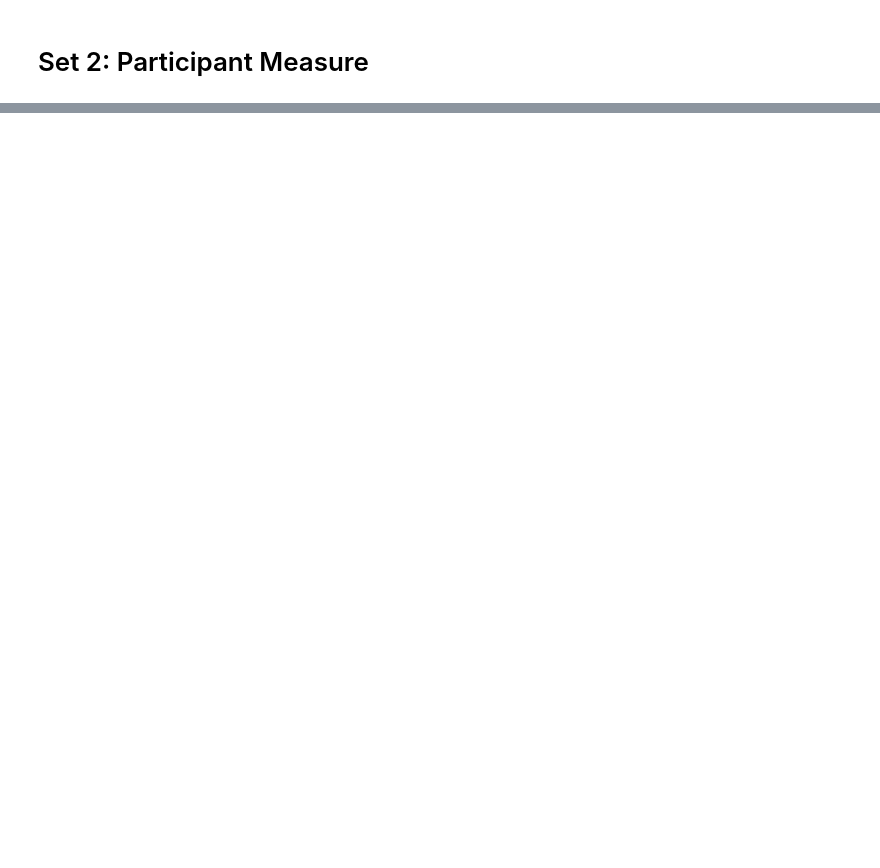
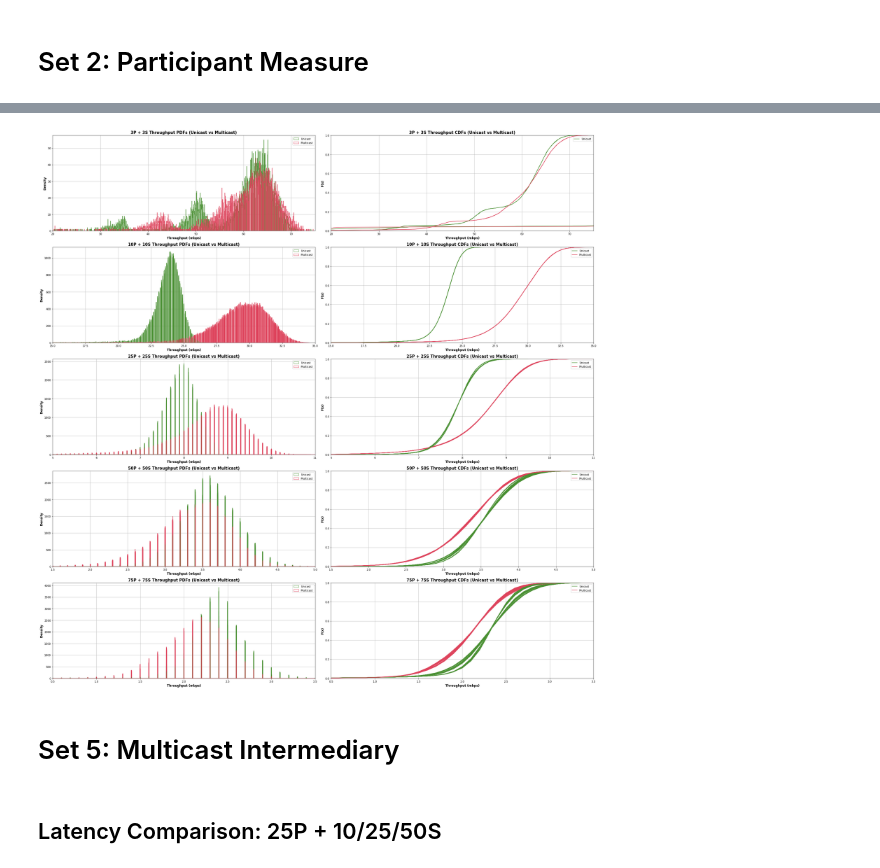
Before and after one commit to Blitz3r123/PATS-Data-Processing, a Jupyter notebook: 6 Hour Test Campaign Analysis.ipynb, the cells around one changed output, grey strips where cells are left out. Saved outputs shown, nothing was run; the diff lists cells and outputs as text; code cells hidden in the pictures; blank space fills up the shorter version.

```diff
--- a/6 Hour Test Campaign Analysis.ipynb
+++ b/6 Hour Test Campaign Analysis.ipynb
@@ -586,7 +726,7 @@ for col in s1udf:
     else:
         ulabel = ""
         mlabel = ""
-    plot_pdf(s1udf[col], axes[0, 0], greens[0], ulabel)
+    plot_hist(ulabel, s1udf[col], axes[0, 0], greens[0])
 for col in s1mdf:
     if "sub_0" in col:
         ulabel = "Unicast"
@@ -594,7 +734,7 @@ for col in s1mdf:
     else:
         ulabel = ""
         mlabel = ""
-    plot_pdf(s1mdf[col], axes[0, 0], reds[0], mlabel)
+    plot_hist(mlabel, s1mdf[col], axes[0, 0], reds[0])
 
 for col in v2u_tp_dfs["10p10s"]:
     if "sub_0" in col:
@@ -603,8 +743,8 @@ for col in v2u_tp_dfs["10p10s"]:
     else:
         ulabel = ""
         mlabel = ""
-    plot_pdf(v2u_tp_dfs["10p10s"][col], axes[1, 0], greens[0], ulabel)
-    plot_pdf(v2m_tp_dfs["10p10s"][col], axes[1, 0], reds[0], mlabel)
+    plot_hist(ulabel, v2u_tp_dfs["10p10s"][col], axes[1, 0], greens[0])
+    plot_hist(mlabel, v2m_tp_dfs["10p10s"][col], axes[1, 0], reds[0])
 for col in v2u_tp_dfs["25p25s"]:
     if "sub_0" in col:
         ulabel = "Unicast"
@@ -612,8 +752,8 @@ for col in v2u_tp_dfs["25p25s"]:
     else:
         ulabel = ""
         mlabel = ""
-    plot_pdf(v2u_tp_dfs["25p25s"][col], axes[2, 0], greens[0], ulabel)
-    plot_pdf(v2m_tp_dfs["25p25s"][col], axes[2, 0], reds[0], mlabel)
+    plot_hist(ulabel, v2u_tp_dfs["25p25s"][col], axes[2, 0], greens[0])
+    plot_hist(mlabel, v2m_tp_dfs["25p25s"][col], axes[2, 0], reds[0])
 for col in v2u_tp_dfs["50p50s"]:
     if "sub_0" in col:
         ulabel = "Unicast"
@@ -621,8 +761,8 @@ for col in v2u_tp_dfs["50p50s"]:
     else:
         ulabel = ""
         mlabel = ""
-    plot_pdf(v2u_tp_dfs["50p50s"][col], axes[3, 0], greens[0], ulabel)
-    plot_pdf(v2m_tp_dfs["50p50s"][col], axes[3, 0], reds[0], mlabel)
+    plot_hist(ulabel, v2u_tp_dfs["50p50s"][col], axes[3, 0], greens[0])
+    plot_hist(mlabel, v2m_tp_dfs["50p50s"][col], axes[3, 0], reds[0])
 for col in v2u_tp_dfs["75p75s"]:
     if "sub_0" in col:
         ulabel = "Unicast"
@@ -630,8 +770,8 @@ for col in v2u_tp_dfs["75p75s"]:
     else:
         ulabel = ""
         mlabel = ""
-    plot_pdf(v2u_tp_dfs["75p75s"][col], axes[4, 0], greens[0], ulabel)
-    plot_pdf(v2m_tp_dfs["75p75s"][col], axes[4, 0], reds[0], mlabel)
+    plot_hist(ulabel, v2u_tp_dfs["75p75s"][col], axes[4, 0], greens[0])
+    plot_hist(mlabel, v2m_tp_dfs["75p75s"][col], axes[4, 0], reds[0])
 
 # ---------------------------------------------------------------------------- #
 #                                   CDF Plots                                  #
@@ -737,30 +877,36 @@ for ax in [axes[0, 0], axes[1, 0], axes[2, 0], axes[3, 0], axes[4, 0]]:
     ax.set_ylabel("Density", fontsize=12, fontweight="bold")
 
 for ax in [axes[0, 1], axes[1, 1], axes[2, 1], axes[3, 1], axes[4, 1]]:             # Third Column
     ax.set_ylabel("F(x)", fontsize=12, fontweight="bold")
 
 # ---------------------------------------------------------------------------- #
 #                                   X-Labels                                   #
 # ---------------------------------------------------------------------------- #
 # for ax in [axes[0, 0], axes[1, 0], axes[2, 0], axes[3, 0], axes[4, 0]]:             # First Column
     # ax.set_xlabel("Time (s)", fontsize=12, fontweight="bold")
 
 for ax in [axes[0, 0], axes[1, 0], axes[2, 0], axes[3, 0], axes[4, 0]]:             # Second Column
     ax.set_xlabel("Throughput (mbps)", fontsize=12, fontweight="bold")
 
 for ax in [axes[0, 1], axes[1, 1], axes[2, 1], axes[3, 1], axes[4, 1]]:             # Third Column
     ax.set_xlabel("Throughput (mbps)", fontsize=12, fontweight="bold")
 
 # ---------------------------------------------------------------------------- #
 #                                     Grid                                     #
 # ---------------------------------------------------------------------------- #
 for ax in axes.ravel():
     ax.grid()
 
 # ---------------------------------------------------------------------------- #
 #                                    Legends                                   #
 # ---------------------------------------------------------------------------- #
 for ax in axes.ravel():
     ax.legend()
 
 plt.tight_layout()
+# %% [output]
+[figure, added]
+# %% [markdown]
+# Set 5: Multicast Intermediary
+# %% [markdown]
+## Latency Comparison: 25P + 10/25/50S
```
Also changed, not shown: parts of 13 cells of this notebook, 6 other files.
